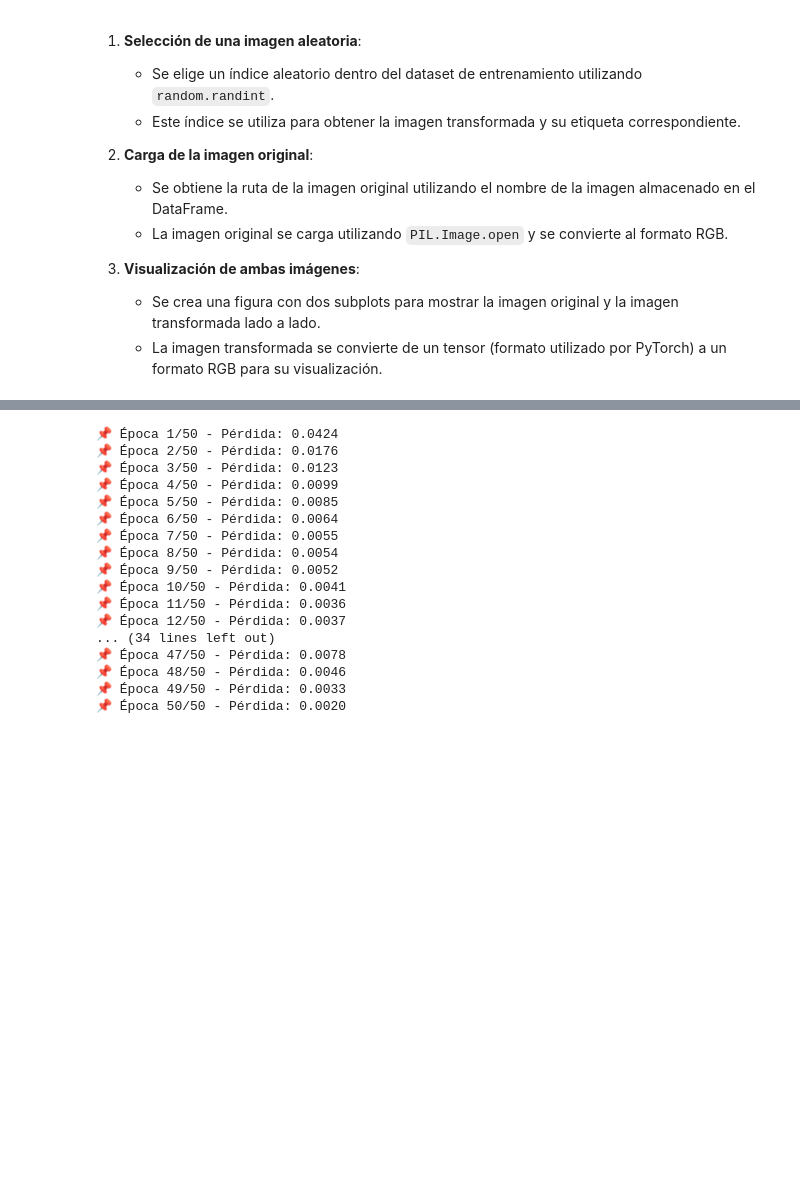
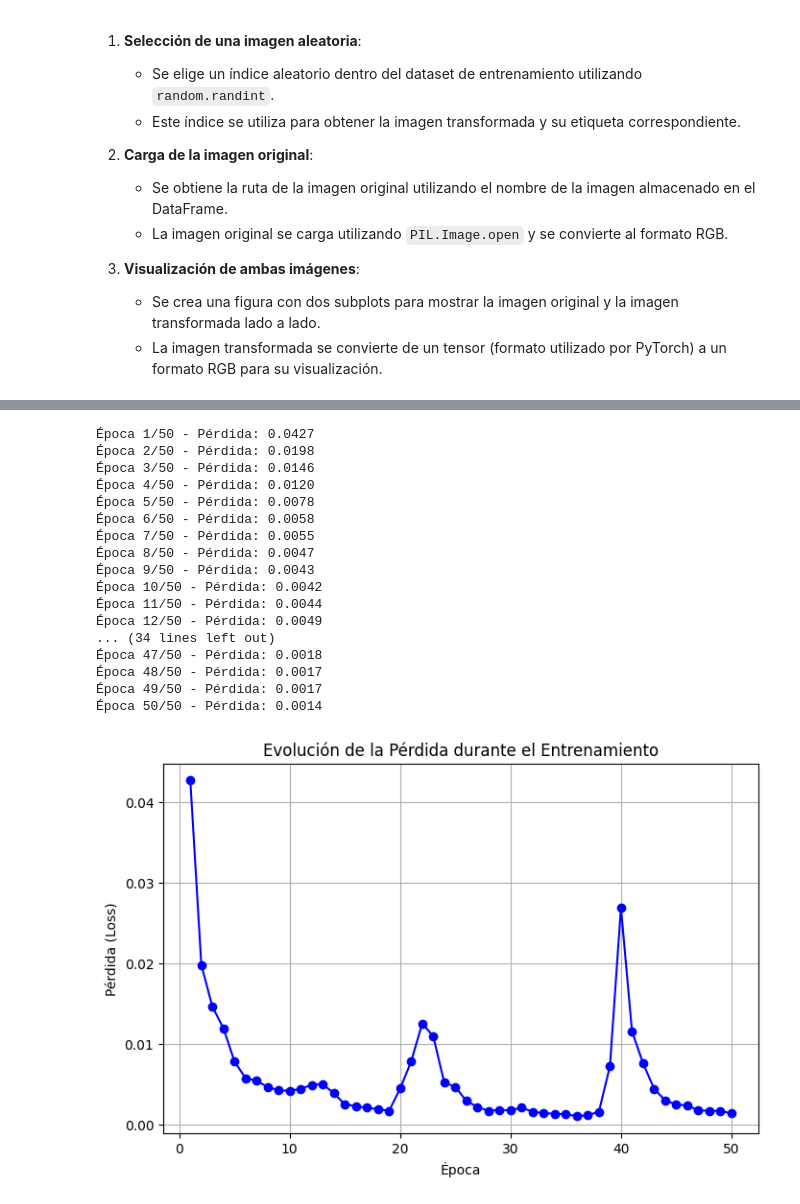
Before and after one commit to Locotin/ProyectoSistemasInteligentes, a Jupyter notebook: notebook2.ipynb, the cells around one changed output, grey strips where cells are left out. Cells and saved outputs as stored; diff of their text form; code cells hidden in the pictures; blank space fills up the shorter version.

Commit message:
Update notebook2.ipynb with new analysis techniques and improved visualizations

```diff
--- a/notebook2.ipynb
+++ b/notebook2.ipynb
@@ -297,4 +396,5 @@ optimizer = optim.Adam(efficientnet.parameters(), lr=0.0008)
 # %%
+epoch_losses = []
 epochs = 50  # Ajustamos a 50 ya que EfficientNetV2 aprende más rápido
 for epoch in range(epochs):
     efficientnet.train()
@@ -312,21 +412,34 @@ for epoch in range(epochs):
         epoch_loss += loss.item()
 
     print(f"Época {epoch+1}/{epochs} - Pérdida: {epoch_loss/len(train_loader):.4f}")
+    avg_epoch_loss = epoch_loss / len(train_loader)
+    epoch_losses.append(avg_epoch_loss)  # Guardar la pérdida promedio de la época
 # %% [output]
-📌 Época 1/50 - Pérdida: 0.0424
-📌 Época 2/50 - Pérdida: 0.0176
-📌 Época 3/50 - Pérdida: 0.0123
-📌 Época 4/50 - Pérdida: 0.0099
-📌 Época 5/50 - Pérdida: 0.0085
-📌 Época 6/50 - Pérdida: 0.0064
-📌 Época 7/50 - Pérdida: 0.0055
-📌 Época 8/50 - Pérdida: 0.0054
-📌 Época 9/50 - Pérdida: 0.0052
-📌 Época 10/50 - Pérdida: 0.0041
-📌 Época 11/50 - Pérdida: 0.0036
-📌 Época 12/50 - Pérdida: 0.0037
+Época 1/50 - Pérdida: 0.0427
+Época 2/50 - Pérdida: 0.0198
+Época 3/50 - Pérdida: 0.0146
+Época 4/50 - Pérdida: 0.0120
+Época 5/50 - Pérdida: 0.0078
+Época 6/50 - Pérdida: 0.0058
+Época 7/50 - Pérdida: 0.0055
+Época 8/50 - Pérdida: 0.0047
+Época 9/50 - Pérdida: 0.0043
+Época 10/50 - Pérdida: 0.0042
+Época 11/50 - Pérdida: 0.0044
+Época 12/50 - Pérdida: 0.0049
 ... (34 lines left out)
-📌 Época 47/50 - Pérdida: 0.0078
-📌 Época 48/50 - Pérdida: 0.0046
-📌 Época 49/50 - Pérdida: 0.0033
-📌 Época 50/50 - Pérdida: 0.0020
+Época 47/50 - Pérdida: 0.0018
+Época 48/50 - Pérdida: 0.0017
+Época 49/50 - Pérdida: 0.0017
+Época 50/50 - Pérdida: 0.0014
+# %%
+# Graficar la pérdida a través de las épocas
+plt.figure(figsize=(8, 5))
+plt.plot(range(1, epochs + 1), epoch_losses, marker="o", linestyle="-", color="b")
+plt.xlabel("Época")
+plt.ylabel("Pérdida (Loss)")
+plt.title("Evolución de la Pérdida durante el Entrenamiento")
+plt.grid(True)
+plt.show()
+# %% [output]
+[figure, added]
```
Also changed, not shown: parts of 7 cells of this notebook, 1 other file.
